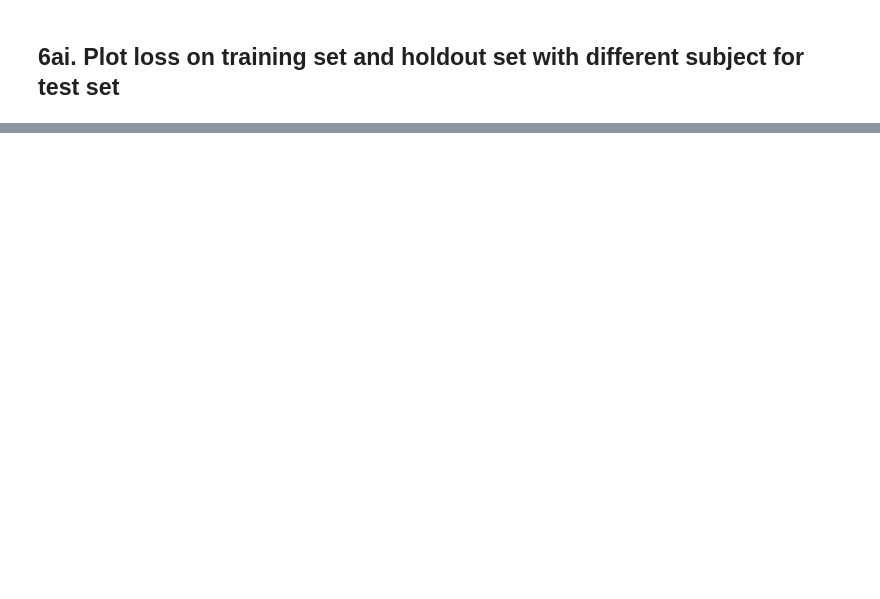
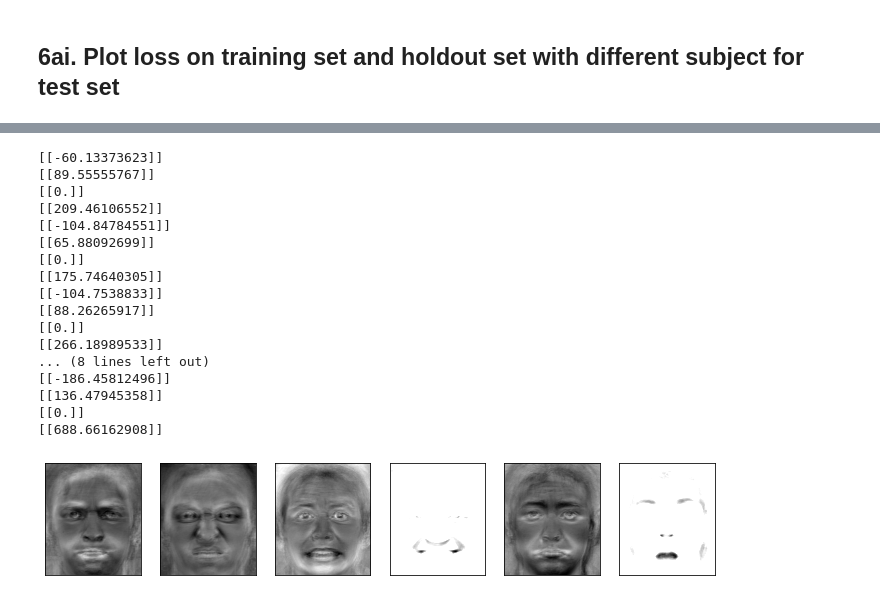
Before and after one commit to adamklie/CSE253_PA1, a Jupyter notebook: PA1 Softmax Reg.ipynb, the cells around one changed output, grey strips where cells are left out. Drawn from its saved outputs; the diff is of its cells as text; code cells hidden in the pictures; blank space fills up the shorter version.

```diff
--- a/PA1 Softmax Reg.ipynb
+++ b/PA1 Softmax Reg.ipynb
@@ -692,0 +640,21 @@ The average test accuracy is: 79.33333333333334% (6.289320754704406)
+# %%
+VisualizeWeights(test, pcs, 40, 224, 192)
+# %% [output]
+[[-60.13373623]]
+[[89.55555767]]
+[[0.]]
+[[209.46106552]]
+[[-104.84784551]]
+[[65.88092699]]
+[[0.]]
+[[175.74640305]]
+[[-104.7538833]]
+[[88.26265917]]
+[[0.]]
+[[266.18989533]]
+... (8 lines left out)
+[[-186.45812496]]
+[[136.47945358]]
+[[0.]]
+[[688.66162908]]
+[figure, added]
```
Also changed, not shown: parts of 5 cells of this notebook.
